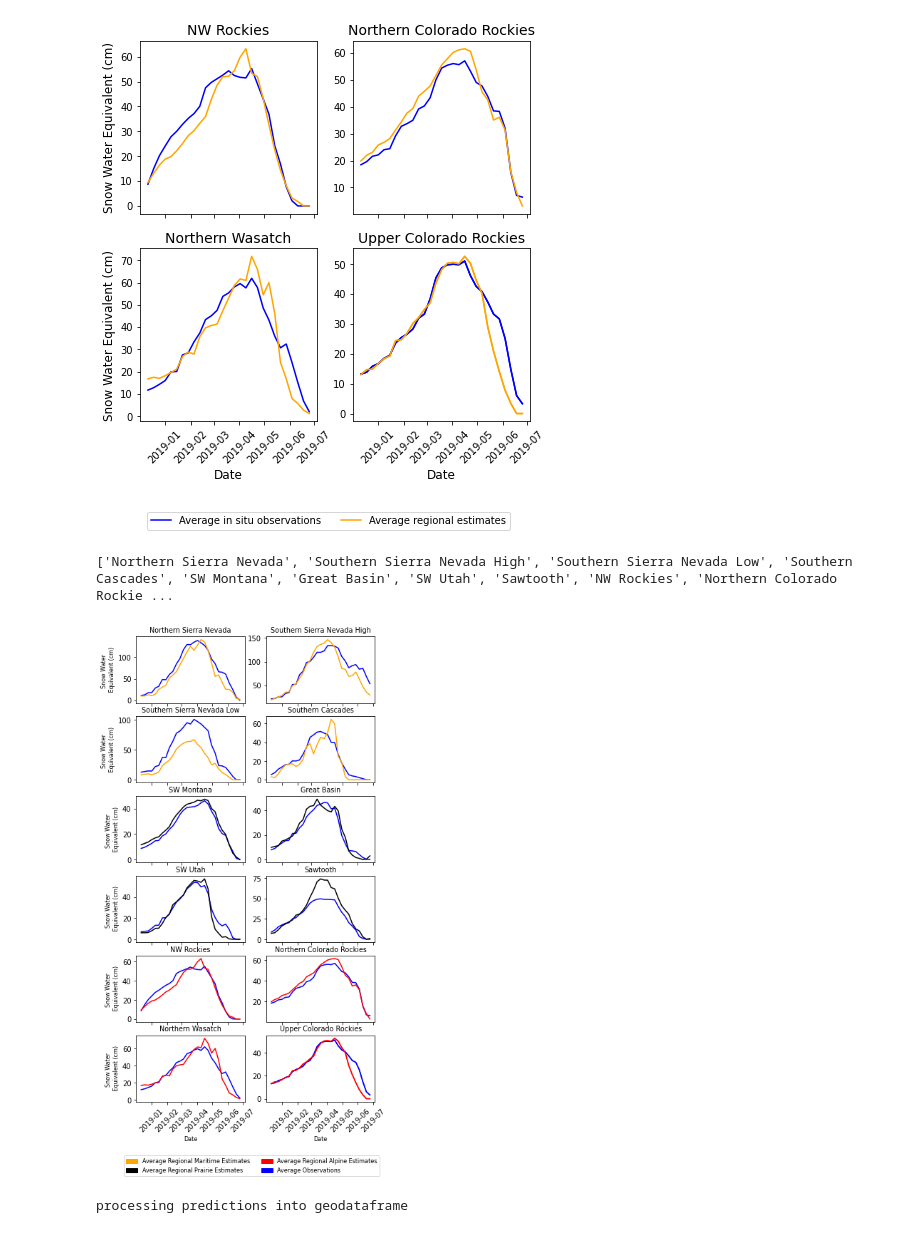
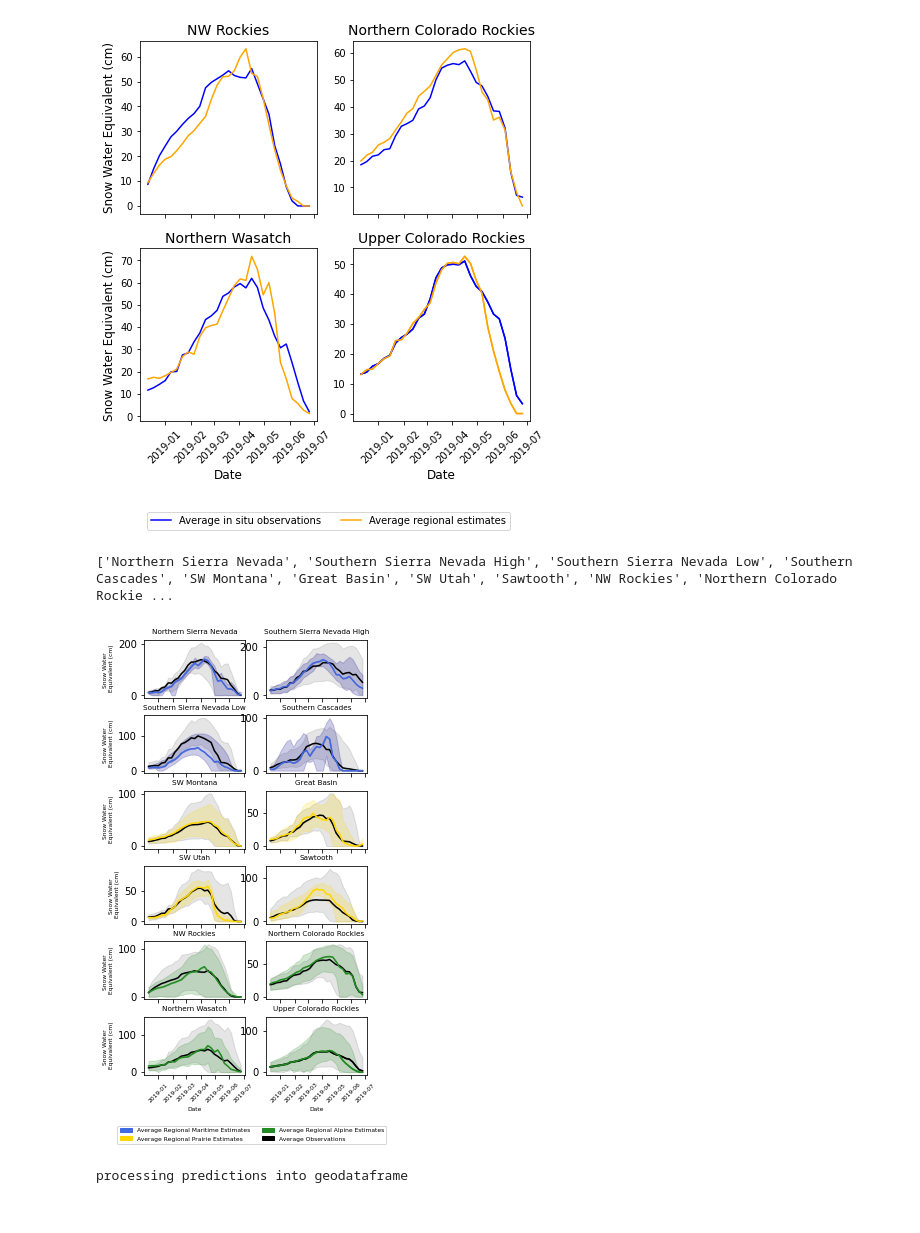
Before and after one commit to whitelightning450/SWEML, a Jupyter notebook: Model/Neural_Network/SnowExSWEFigure.ipynb, the cells around one changed output. Drawn from its saved outputs; the diff is of its cells as text; code cells hidden in the pictures.

Commit message:
adding bounds to time series figures

```diff
--- a/Model/Neural_Network/SnowExSWEFigure.ipynb
+++ b/Model/Neural_Network/SnowExSWEFigure.ipynb
@@ -2,13 +2,17 @@
 import os
 import pandas as pd
 import warnings
-import Hindcast_Initialization
-import FigureDeveloper
+import sys
+sys.path.insert(0, '..') #sys allows for the .ipynb file to connect to the shared folder files
+from shared_scripts import Hindcast_Initialization, FigureDeveloper
 import hydroeval as he
 import sklearn
 from sklearn.metrics import mean_squared_error
 import matplotlib.pyplot as plt
 
+#Set working directories
+cwd = os.getcwd()
+datapath = f"{os.path.expanduser('~')}/SWEML"
 warnings.filterwarnings("ignore")
 # %%
 import importlib
@@ -28,10 +32,20 @@ Region_list = [ 'N_Sierras', 'S_Sierras_High', 'S_Sierras_Low','Greater_Yellowst
      'Greater_Glacier', 'Or_Coast'
               ]
 
+Maritime_Region = ['S_Sierras_High','S_Sierras_Low', 'N_Sierras','S_Cascade',
+                      'N_Cascade', 'Ca_Coast', 'Wa_Coast',
+                      'Or_Coast']
+
+Prairie_Region  =  ['N_Yellowstone','SW_Mont', 'GBasin', 'S_Wasatch', 'Sawtooth', 'SW_Mtns']
+
+Alpine_Region =['E_Or', 'N_Wasatch', 'E_WA_N_Id_W_Mont', 'Greater_Yellowstone', 'N_Co_Rockies','S_Wyoming', 'SW_Co_Rockies',
+                        'Greater_Glacier', 'SE_Co_Rockies']
+
+model = 'Neural_Network'
 
 
-datelist = Hindcast_Initialization.Hindcast_Initialization(new_year, threshold, Region_list, SCA = True)
-EvalDF = Hindcast_Initialization.HindCast_DataProcess(datelist,Region_list)
+datelist = Hindcast_Initialization.Hindcast_Initialization(cwd, datapath, new_year, threshold, Region_list)
+EvalDF = Hindcast_Initialization.HindCast_DataProcess(datelist,Region_list, cwd, datapath, model)
 # %% [output]
 Creating files for a historical simulation within  'N_Sierras', 'S_Sierras_High', 'S_Sierras_Low', 'Greater_Yellowstone', 'N_Co_Rockies', 'SW_Mont', 'SW_Co_Rockies', 'GBasin', 'N_Wasatch', 'N_Cascade' ...
 New simulation start files complete
@@ -117,10 +134,12 @@ FigureDeveloper.SWE_TS_plot(datelist, EvalDF, Regions, name)
 # %%
 Maritime = [ 'N_Sierras', 'S_Sierras_High', 'S_Sierras_Low','S_Cascade']
 Prarie = [ 'SW_Mont', 'GBasin', 'S_Wasatch','Sawtooth']
 Alpine = [ 'E_WA_N_Id_W_Mont', 'S_Wyoming', 'N_Wasatch','N_Co_Rockies']
 
 plotname = 'All_Regions_TS'
-RegionDict, RegionAll = FigureDeveloper.SWE_TS_plot_classes(datelist, EvalDF, Maritime, Prarie, Alpine, plotname, fontsize = 8)
+RegionDict, RegionAll = FigureDeveloper.SWE_TS_plot_classes(datelist, EvalDF, Maritime, Prarie, Alpine, plotname, fontsize = 6, opacity=0.1)
+
+#can we shade the ranges for pred & obs?
 # %% [output]
 ['Northern Sierra Nevada', 'Southern Sierra Nevada High', 'Southern Sierra Nevada Low', 'Southern Cascades', 'SW Montana', 'Great Basin', 'SW Utah', 'Sawtooth', 'NW Rockies', 'Northern Colorado Rockie ...
-[figure, old version]
+[figure, new version]
```
Also changed, not shown: parts of 13 cells of this notebook, 13 other files.
